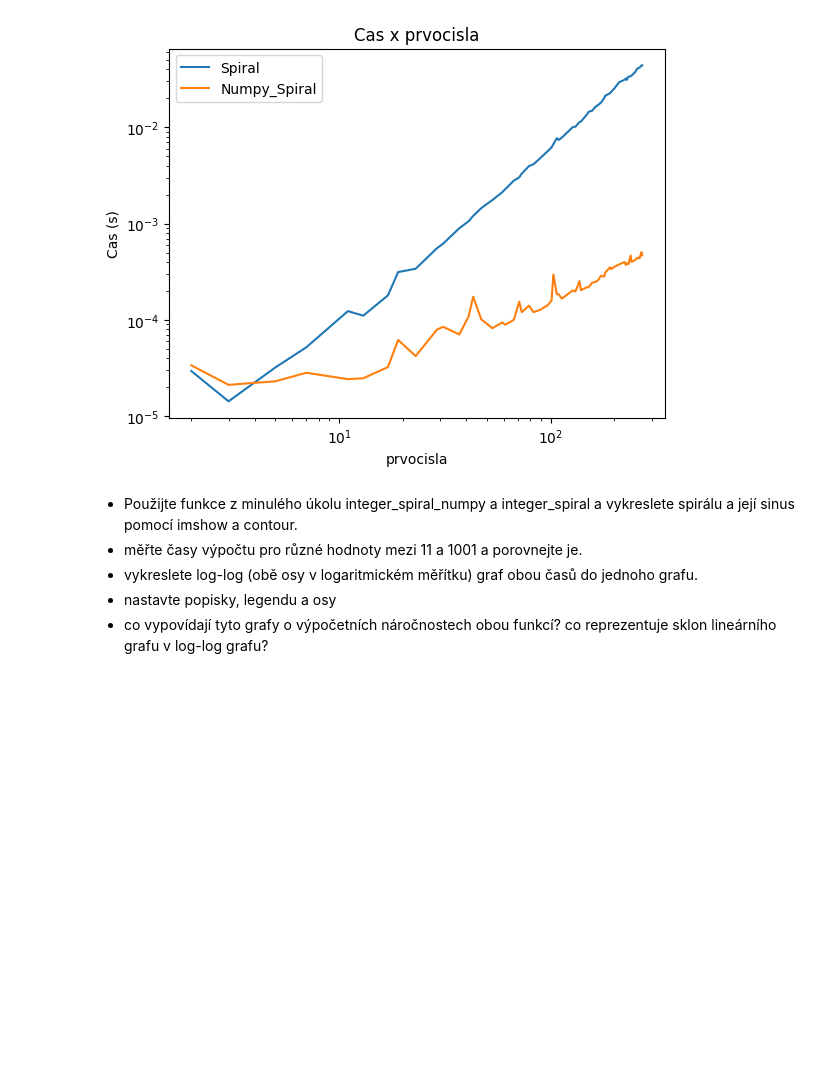
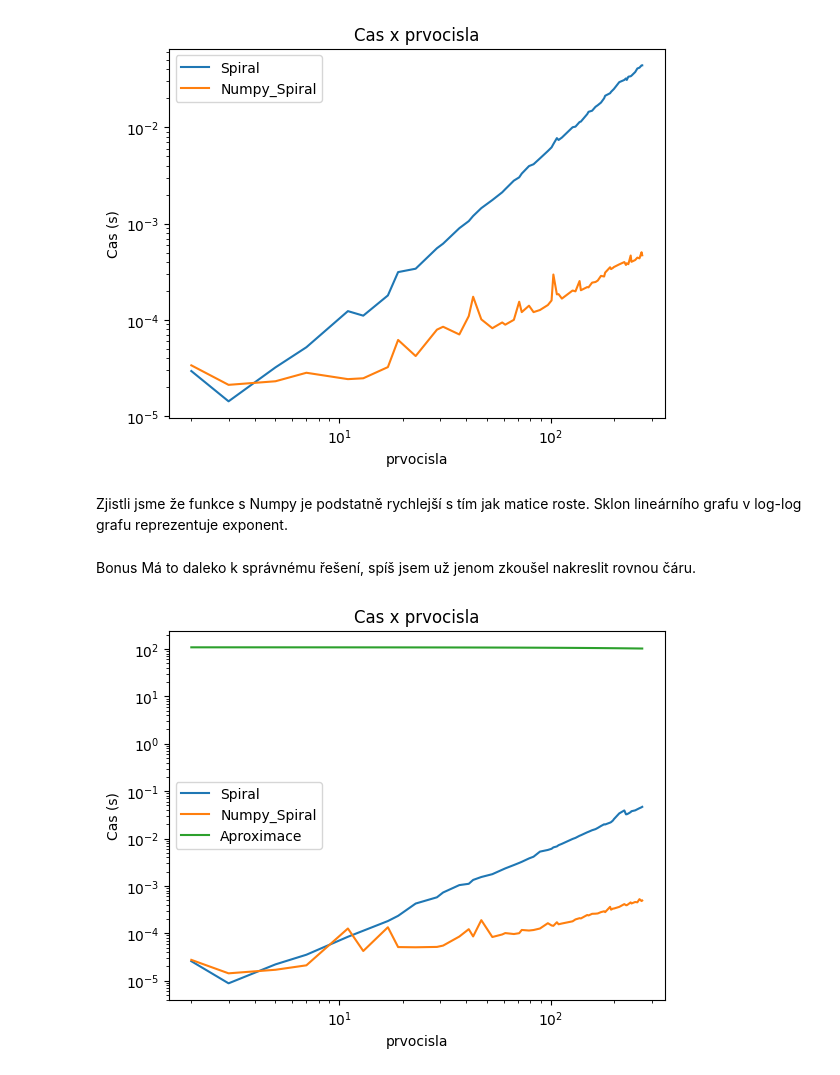
Before and after one commit to KLI0273/KLI0273_DU, a Jupyter notebook: week_05/week_05_du.ipynb, the cells around one changed output. Drawn from its saved outputs; the diff is of its cells as text; code cells hidden in the pictures; blank space fills up the shorter version.

```diff
--- a/week_05/week_05_du.ipynb
+++ b/week_05/week_05_du.ipynb
@@ -307,9 +307,61 @@ plt.legend(["Spiral", "Numpy_Spiral"])
 plt.show()
 # %% [output]
 [figure]
-# %% [markdown]
-- Použijte funkce z minulého úkolu integer_spiral_numpy a integer_spiral a vykreslete spirálu a její sinus pomocí imshow a contour.
-- měřte časy výpočtu pro různé hodnoty mezi 11 a 1001 a porovnejte je.
-- vykreslete log-log (obě osy v logaritmickém měřítku) graf obou časů do jednoho grafu.
-- nastavte popisky, legendu a osy
-- co vypovídají tyto grafy o výpočetních náročnostech obou funkcí? co reprezentuje sklon lineárního grafu v log-log grafu?
+# %% [markdown]
+Zjistli jsme že funkce s Numpy je podstatně rychlejší s tím jak matice roste.
+Sklon lineárního grafu v log-log grafu reprezentuje exponent.
+# %% [markdown]
+Bonus
+Má to daleko k správnému řešení, spíš jsem už jenom zkoušel nakreslit rovnou čáru.
+# %%
+import timeit
+def prvocisla(n):
+    N,j = 2,0
+    list_prv = list(range(n+1))
+
+    while 1:
+        prvocislo_otaznik = True
+        for i in range(2, N):
+            if(N % i == 0):
+                prvocislo_otaznik = False
+                break
+
+        if prvocislo_otaznik:
+            list_prv[j] = N
+            j += 1
+
+        N += 1
+        if(list_prv[n] != n): return list_prv
+
+x = prvocisla(57)
+
+times = []
+timess = []
+for i in x:
+    t = timeit.timeit(lambda: integer_spiral(i), number=1)
+    t2 = timeit.timeit(lambda: integer_spiral_numpy(i), number=1)
+    times.append(t)
+    timess.append(t2)
+
+log_times = np.log(times)
+log_timess = np.log(timess)
+log_cis = np.log(x)
+
+aprox = np.polyfit(x, log_times, 1)
+polynom = np.poly1d(aprox)
+
+x1 = np.log(np.exp(polynom(np.log(np.exp(x)))))
+x2 = np.exp(polynom(np.log(np.exp(x))))
+
+x3 = x2-x1+100
+
+plt.loglog(x, times)
+plt.loglog(x, timess)
+plt.loglog(x, x3)
+plt.xlabel('prvocisla')
+plt.ylabel('Cas (s)')
+plt.title('Cas x prvocisla')
+plt.legend(["Spiral", "Numpy_Spiral", "Aproximace"])
+plt.show()
+# %% [output]
+[figure, added]
```
